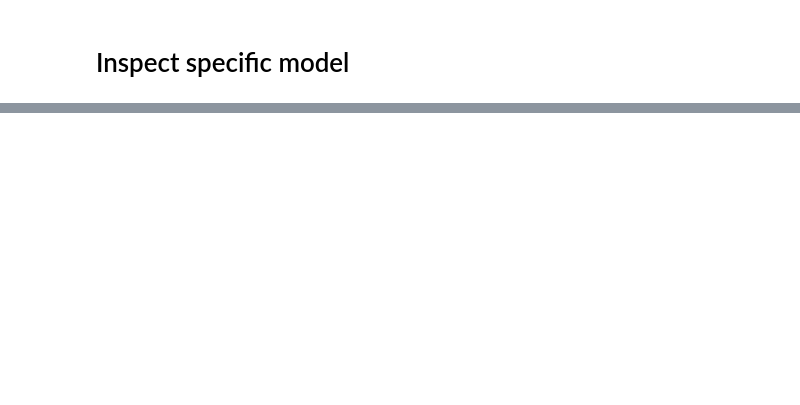
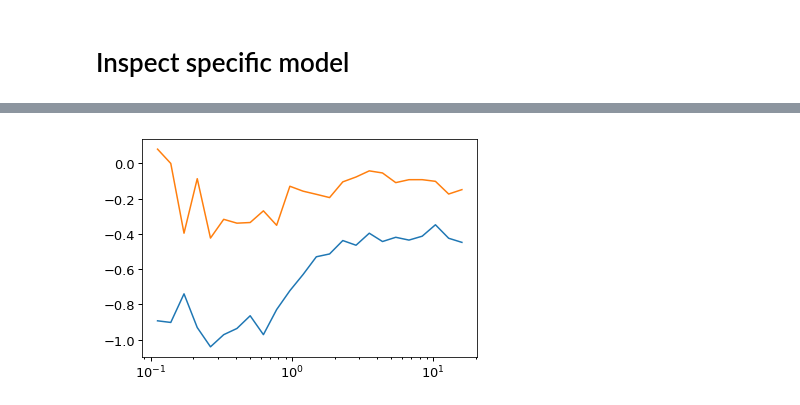
Before and after one commit to aphearin/galsize_models, a Jupyter notebook: notebooks/check_one_points_and_chi2.ipynb, the cells around one changed output, grey strips where cells are left out. Saved outputs shown, nothing was run; the diff lists cells and outputs as text; code cells hidden in the pictures; blank space fills up the shorter version.

```diff
--- a/notebooks/check_one_points_and_chi2.ipynb
+++ b/notebooks/check_one_points_and_chi2.ipynb
@@ -129,0 +181,32 @@ ylim4 = ax.set_ylim(0, 0.3)
+# %%
+mock['r50_magr_kpc_meert15_cam'] = np.copy(mock['r50_magr_kpc_meert15_alt'])
+log_mpeak_bins = np.linspace(11.5, 14.5, 25)
+for low, high in zip(log_mpeak_bins[:-1], log_mpeak_bins[1:]):
+    sm_mask = (mock['mpeak'] > 10**low) & (mock['mpeak'] < 10**high)
+    mask = sm_mask & (mock['ssfr'] > -10.75)
+    sample = mock[mask]
+    idx_sorted = np.argsort(sample['spin_at_infall'])
+    sorted_r50 = sample['r50_magr_kpc_meert15'][idx_sorted]
+    mock['r50_magr_kpc_meert15_cam'][mask] = sorted_r50
+# %%
+from galsize_models.measurements import wp_ssfr_sequence_mock
+logsm_min = 10.25
+ssfr_sample = 'sf'
+
+result1 = wp_ssfr_sequence_mock(mock, logsm_min, ssfr_sample, size_key='r50_magr_kpc_meert15_alt')
+rp_mids, wp_sm, wp_sm_small, wp_sm_large = result1
+
+result2 = wp_ssfr_sequence_mock(mock, logsm_min, ssfr_sample, size_key='r50_magr_kpc_meert15_cam')
+rp_mids, wp_sm_cam, wp_sm_small_cam, wp_sm_large_cam = result2
+
+fracdiff = (wp_sm_large - wp_sm_small)/wp_sm
+fracdiff_cam = (wp_sm_large_cam - wp_sm_small_cam)/wp_sm_cam
+# %%
+fig, ax = plt.subplots(1, 1)
+
+xscale = ax.set_xscale('log')
+
+__=ax.plot(rp_mids, fracdiff, label='no spin correlation')
+__=ax.plot(rp_mids, fracdiff_cam, label='max spin correlation')
+# %% [output]
+[figure, added]
```
Also changed, not shown: parts of 8 cells of this notebook.
